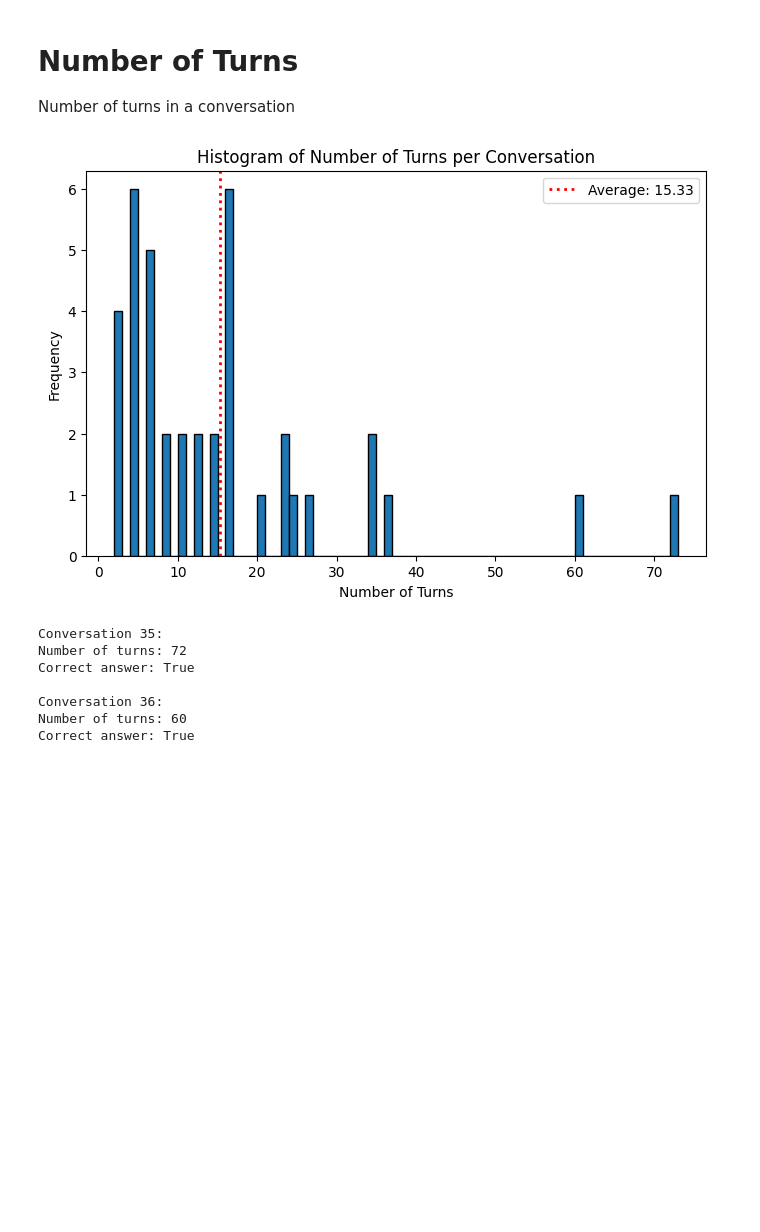
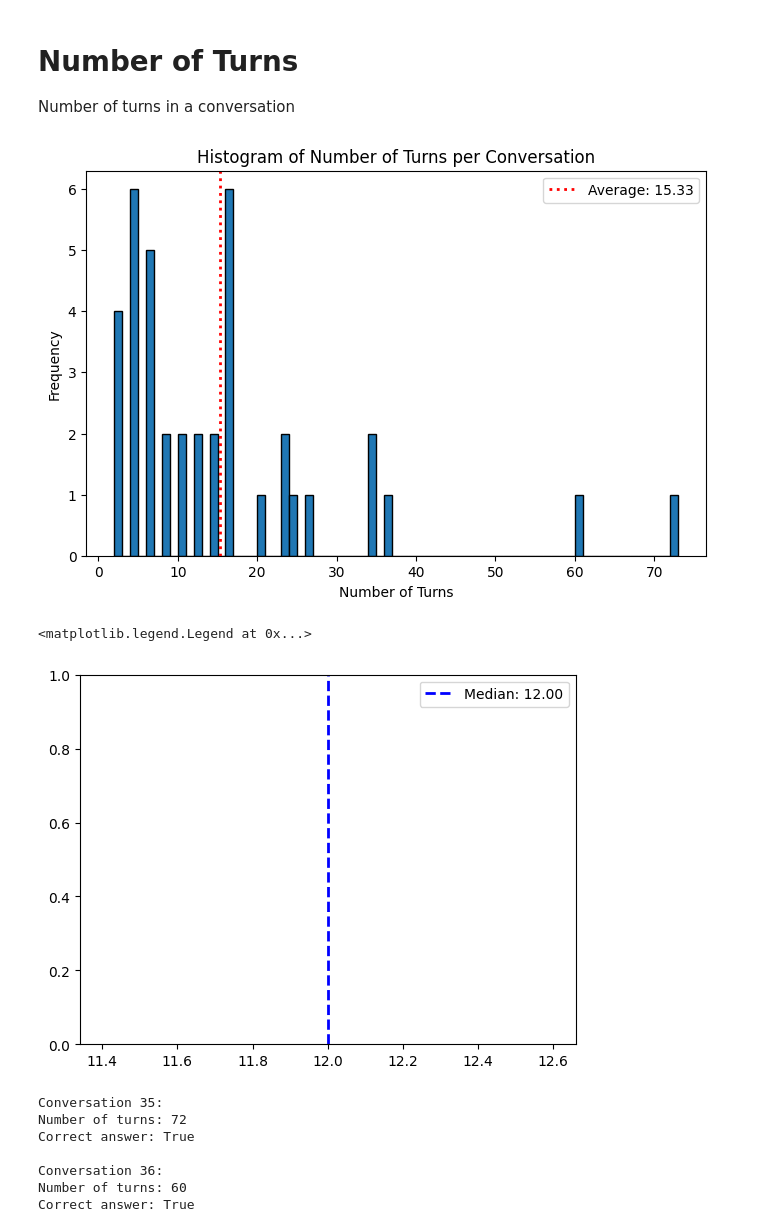
Before and after one commit to TheChickenAgent/LinearAlgebra_VTA, a Jupyter notebook: user-testing/Visualisations.ipynb, the cells around one changed output. Saved outputs shown, nothing was run; the diff lists cells and outputs as text; code cells hidden in the pictures; blank space fills up the shorter version.

Commit message:
Added ipykernel and median

```diff
--- a/user-testing/Visualisations.ipynb
+++ b/user-testing/Visualisations.ipynb
@@ -62,17 +62,23 @@ Number of turns in a conversation
 # %%
 plt.figure(figsize=(8, 5))
 plt.hist(turns, bins=range(min(turns), max(turns) + 2), edgecolor='black')
 plt.xlabel('Number of Turns')
 plt.ylabel('Frequency')
 plt.title('Histogram of Number of Turns per Conversation')
 
 # Plot average as a red dotted line
 avg_turns = sum(turns) / len(turns)
 plt.axvline(avg_turns, color='red', linestyle='dotted', linewidth=2, label=f'Average: {avg_turns:.2f}')
 plt.legend()
 plt.show()
+#median
+median_turns = np.median(turns)
+plt.axvline(median_turns, color='blue', linestyle='dashed', linewidth=2, label=f'Median: {median_turns:.2f}')
+plt.legend()
 # %% [output]
 [figure]
+<matplotlib.legend.Legend at 0x...>
+[figure, added]
 # %%
 # Find the indices of the two conversations with the most turns
 top2_indices = np.argsort(turns)[-2:][::-1]  # indices of top 2, descending order
```
Also changed, not shown: parts of 1 cell of this notebook, 2 other files.
